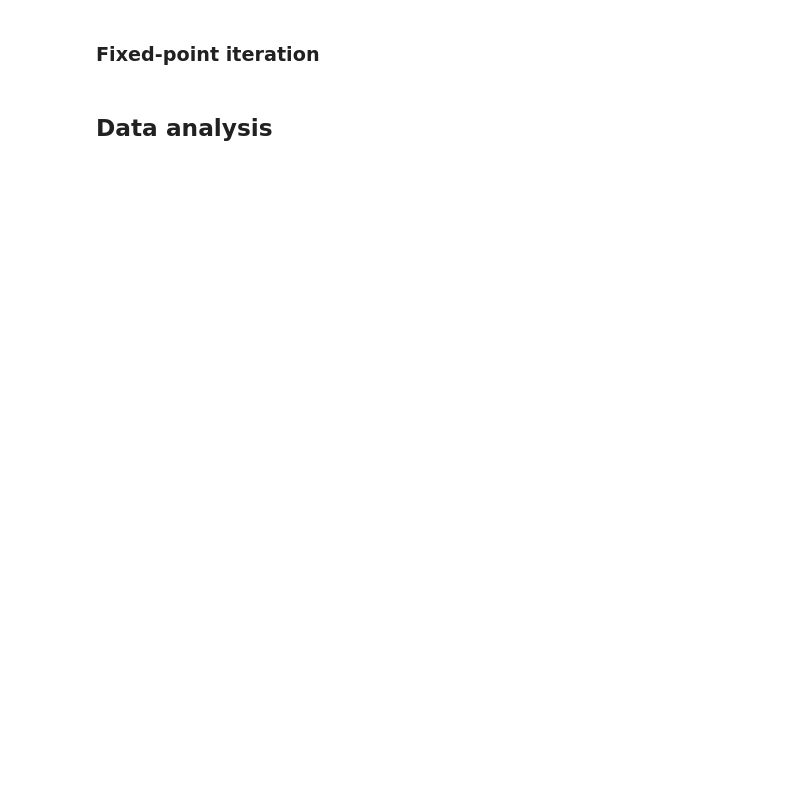
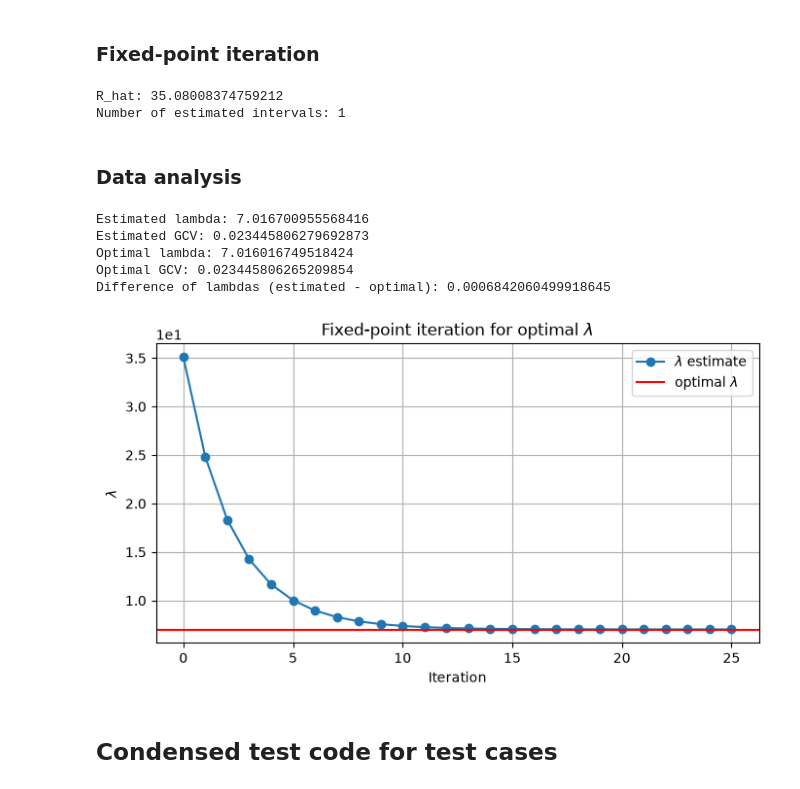
Before and after one commit to advayvyas/OptimalRidge, a Jupyter notebook: gcv_contraction.ipynb, the cells around one changed output. Cells and saved outputs as stored; diff of their text form; code cells hidden in the pictures; blank space fills up the shorter version.

Commit message:
Initial test case (caveats included)

```diff
--- a/gcv_contraction.ipynb
+++ b/gcv_contraction.ipynb
@@ -247,6 +263,6 @@ a = U.T @ y
 # %%
 def G(lam, n, a, singular_values):
-    a = np.asarray(a)
+    a = np.asarray(a).reshape(-1)
     s2 = np.asarray(singular_values) ** 2
     m = len(s2)
 
@@ -261,9 +277,6 @@ def G(lam, n, a, singular_values):
 
 result = minimize_scalar(G, args=(N, a, sigma))
 
-optimal_lambda = result.x
-optimal_gcv = result.fun
-
-print("Optimal lambda:", optimal_lambda)
-print("Optimal GCV:", optimal_gcv)
+print("Optimal lambda:", optimal_lambda := result.x)
+print("Optimal GCV:", optimal_gcv := result.fun)
 # %% [output]
@@ -321,2 +347,15 @@ Maximum value of F': 0.5000526684839776
 # %% [markdown]
 ### Fixed-point iteration
+# %%
+r = []
+
+for interval in intervals:
+    r_temp = (interval[1] - interval[0]) / 2
+    r.append(r_temp)
+
+print("R_hat:", r_hat := min(r))
+
+print("Number of estimated intervals:", w := int(np.ceil(LAM_MAX / (2 * r_hat))))
+# %% [output]
+R_hat: 35.08008374759212
+Number of estimated intervals: 1
@@ -323,2 +373,48 @@ Maximum value of F': 0.5000526684839776
 # %% [markdown]
-## Data analysis
+### Data analysis
+# %%
+results = []
+
+for i in range(w):
+    left = i * 2 * r_hat
+    right = (i + 1) * 2 * r_hat
+    lam_0 = (left + right) / 2
+
+    lam_star, lam_stars = fixed_point_iteration(lam_0, iterations=25)
+    gcv_value = G(lam_star, N, a, sigma)
+
+    results.append((lam_star, gcv_value))
+
+estimated_lambda, estimated_gcv = min(results, key=lambda result: result[1])
+
+print("Estimated lambda:", estimated_lambda)
+print("Estimated GCV:", estimated_gcv)
+
+print("Optimal lambda:", optimal_lambda)
+print("Optimal GCV:", optimal_gcv)
+
+print("Difference of lambdas (estimated - optimal):", (lam_star - optimal_lambda))
+# %% [output]
+Estimated lambda: 7.016700955568416
+Estimated GCV: 0.023445806279692873
+Optimal lambda: 7.016016749518424
+Optimal GCV: 0.023445806265209854
+Difference of lambdas (estimated - optimal): 0.0006842060499918645
+# %%
+iterations = np.arange(len(lam_stars))
+
+plt.figure(figsize=(8, 4))
+plt.plot(iterations, np.asarray(lam_stars).ravel(), marker="o", label=r"$\lambda$ estimate")
+plt.axhline(optimal_lambda, color="red", linestyle="-",
+            label=r"optimal $\lambda$")
+plt.ticklabel_format(style='sci', axis='y', useOffset=False, scilimits=(0,0))
+plt.xlabel("Iteration")
+plt.ylabel(r"$\lambda$")
+plt.title(r"Fixed-point iteration for optimal $\lambda$")
+plt.legend()
+plt.grid(True)
+plt.show()
+# %% [output]
+[figure, added]
+# %% [markdown]
+## Condensed test code for test cases
```
Also changed, not shown: parts of 14 cells of this notebook.
